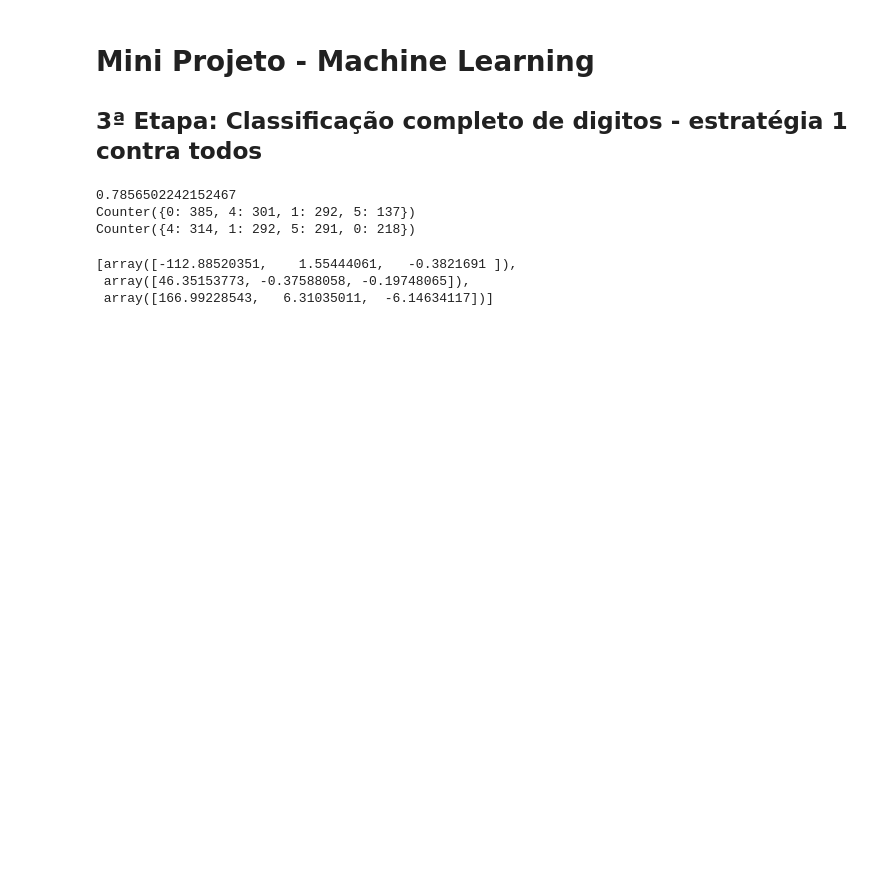
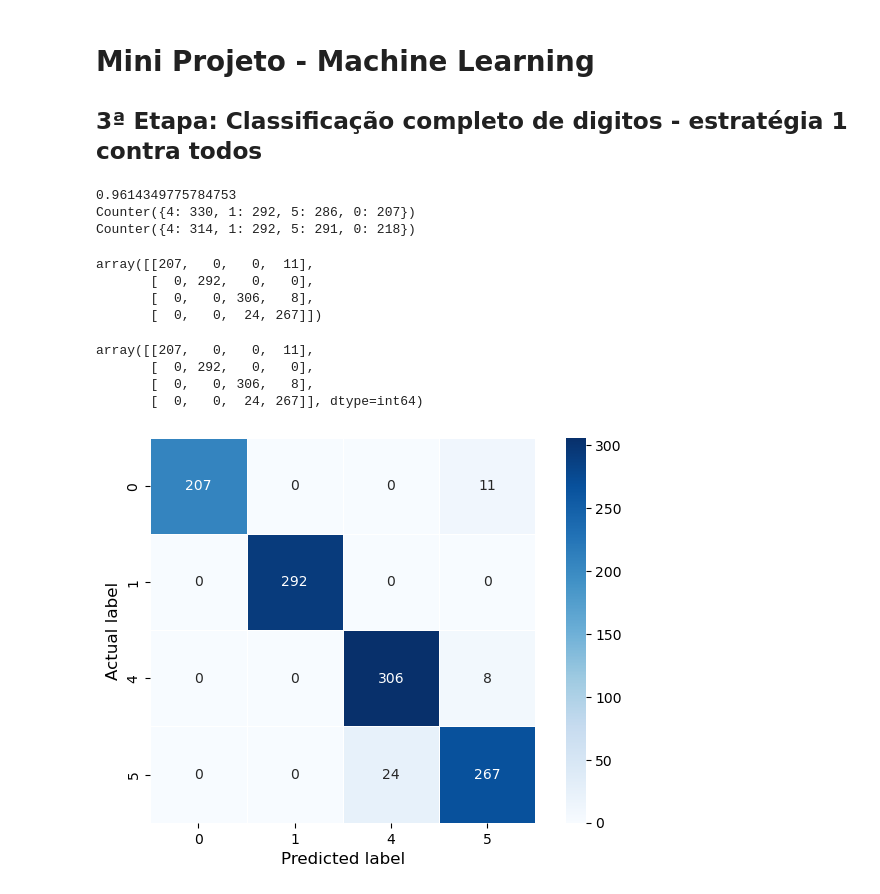
Before and after one commit to Guilherme-iram/Digits_project, a Jupyter notebook: classificador_um_contra_todos_antigo.ipynb, the cells around one changed output. Drawn from its saved outputs; the diff is of its cells as text; code cells hidden in the pictures; blank space fills up the shorter version.

Commit message:
Confusion Matrix Multiclass

```diff
--- a/classificador_um_contra_todos_antigo.ipynb
+++ b/classificador_um_contra_todos_antigo.ipynb
@@ -96,16 +97,28 @@ counter_pred = Counter(ypred)
 counter_ytest = Counter(y_test)
 print(counter_pred)
 print(counter_ytest)
+multiclass_confusion_matrix(y_test, ypred)
 # %% [output]
-0.7856502242152467
-Counter({0: 385, 4: 301, 1: 292, 5: 137})
+0.9614349775784753
+Counter({4: 330, 1: 292, 5: 286, 0: 207})
 Counter({4: 314, 1: 292, 5: 291, 0: 218})
+array([[207,   0,   0,  11],
+       [  0, 292,   0,   0],
+       [  0,   0, 306,   8],
+       [  0,   0,  24, 267]])
-# %%
-all_w
-# %% [output]
-[array([-112.88520351,    1.55444061,   -0.3821691 ]),
- array([46.35153773, -0.37588058, -0.19748065]),
- array([166.99228543,   6.31035011,  -6.14634117])]
+# %%
+# use sklearn to compute the confusion multiclass_confusion_matrix
+from sklearn.metrics import confusion_matrix
+confusion_matrix(y_test, ypred)
+# %% [output]
+array([[207,   0,   0,  11],
+       [  0, 292,   0,   0],
+       [  0,   0, 306,   8],
+       [  0,   0,  24, 267]], dtype=int64)
+# %%
+confusion_matrix_plot(y_test, ypred)
+# %% [output]
+[figure, added]
 # %%
 plot_classification_digits(new_train_df, digitos, ['red', 'blue', 'green', 'yellow'], 'Clusters por intensidade e simetria - Treino', all_w[:4])
 # %% [output]
```
Also changed, not shown: parts of 2 cells of this notebook, 3 other files.
